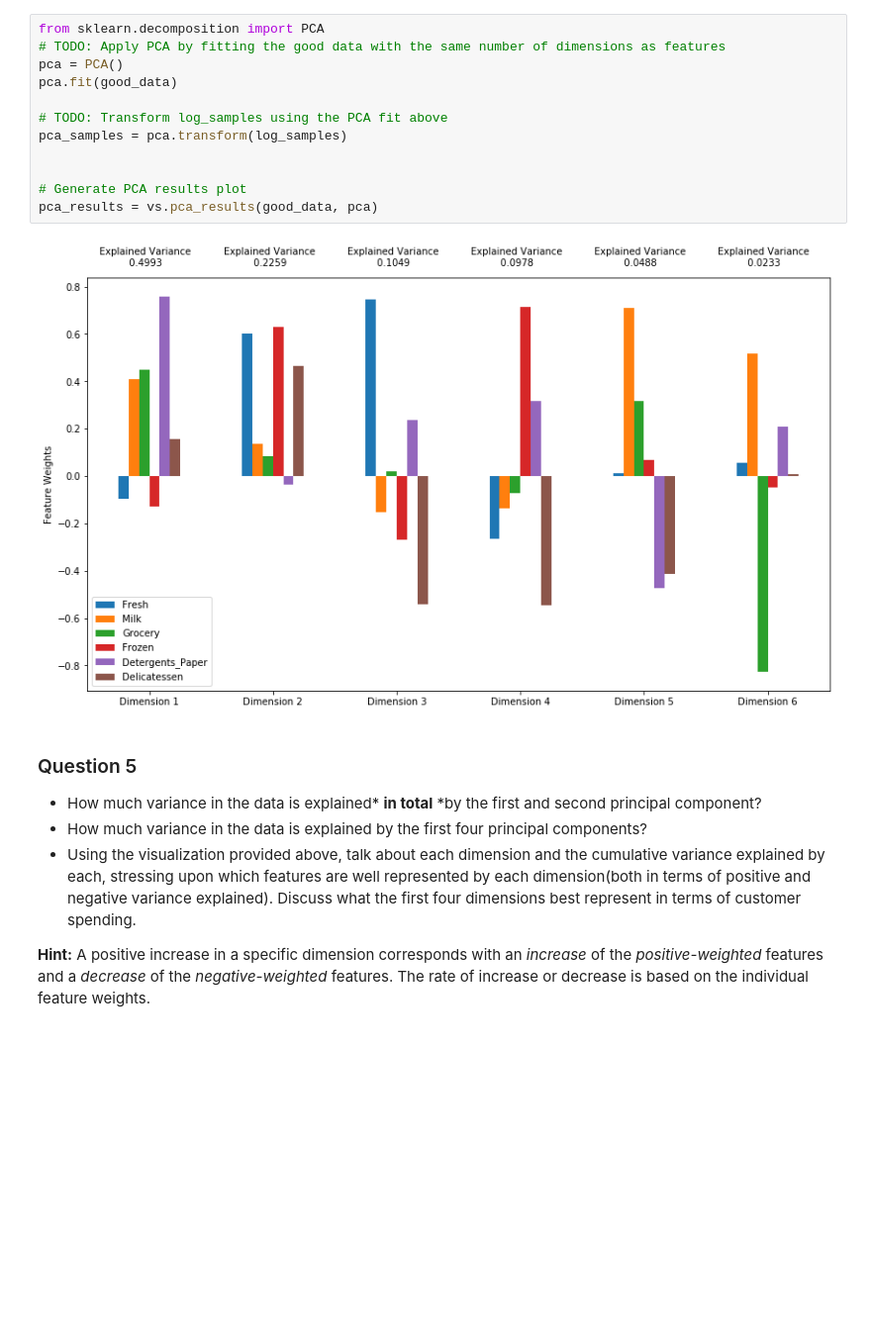
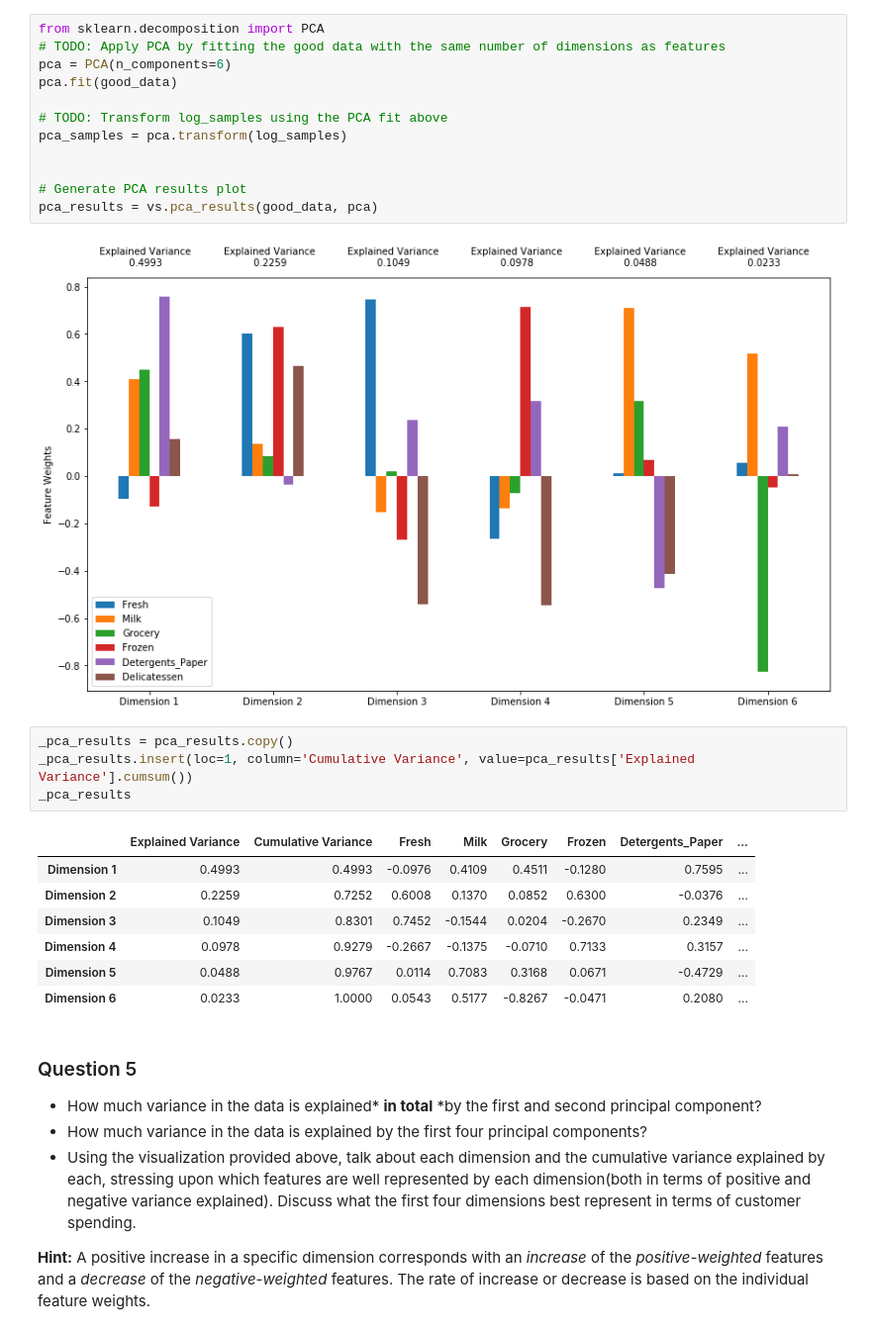
Before and after one commit to wanderijames/machine-learning, a Jupyter notebook: customer_segments/customer_segments.ipynb, the cells around one changed output. Shown: that part at 99% size. Saved outputs shown, nothing was run; the diff lists cells and outputs as text; blank space fills up the shorter version.

Commit message:
Now I need to explained each dimension.....

```diff
--- a/customer_segments/customer_segments.ipynb
+++ b/customer_segments/customer_segments.ipynb
@@ -445,7 +445,7 @@ In the code block below, you will need to implement the following:
 # %%
 from sklearn.decomposition import PCA
 # TODO: Apply PCA by fitting the good data with the same number of dimensions as features
-pca = PCA()
+pca = PCA(n_components=6)
 pca.fit(good_data)
 
 # TODO: Transform log_samples using the PCA fit above
@@ -456,6 +456,18 @@ pca_samples = pca.transform(log_samples)
 pca_results = vs.pca_results(good_data, pca)
 # %% [output]
 [figure]
+# %%
+_pca_results = pca_results.copy()
+_pca_results.insert(loc=1, column='Cumulative Variance', value=pca_results['Explained Variance'].cumsum())
+_pca_results
+# %% [output]
+|  | Explained Variance | Cumulative Variance | Fresh | Milk | Grocery | Frozen | Detergents_Paper | ... |
+| Dimension 1 | 0.4993 | 0.4993 | -0.0976 | 0.4109 | 0.4511 | -0.1280 | 0.7595 | ... |
+| Dimension 2 | 0.2259 | 0.7252 | 0.6008 | 0.1370 | 0.0852 | 0.6300 | -0.0376 | ... |
+| Dimension 3 | 0.1049 | 0.8301 | 0.7452 | -0.1544 | 0.0204 | -0.2670 | 0.2349 | ... |
+| Dimension 4 | 0.0978 | 0.9279 | -0.2667 | -0.1375 | -0.0710 | 0.7133 | 0.3157 | ... |
+| Dimension 5 | 0.0488 | 0.9767 | 0.0114 | 0.7083 | 0.3168 | 0.0671 | -0.4729 | ... |
+| Dimension 6 | 0.0233 | 1.0000 | 0.0543 | 0.5177 | -0.8267 | -0.0471 | 0.2080 | ... |
 # %% [markdown]
 ### Question 5
 
```
Also changed, not shown: parts of 6 cells of this notebook.
